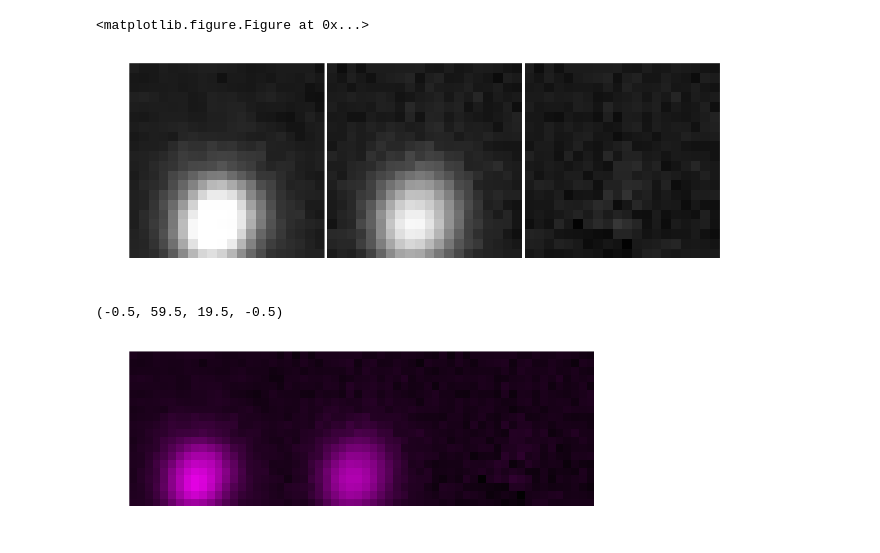
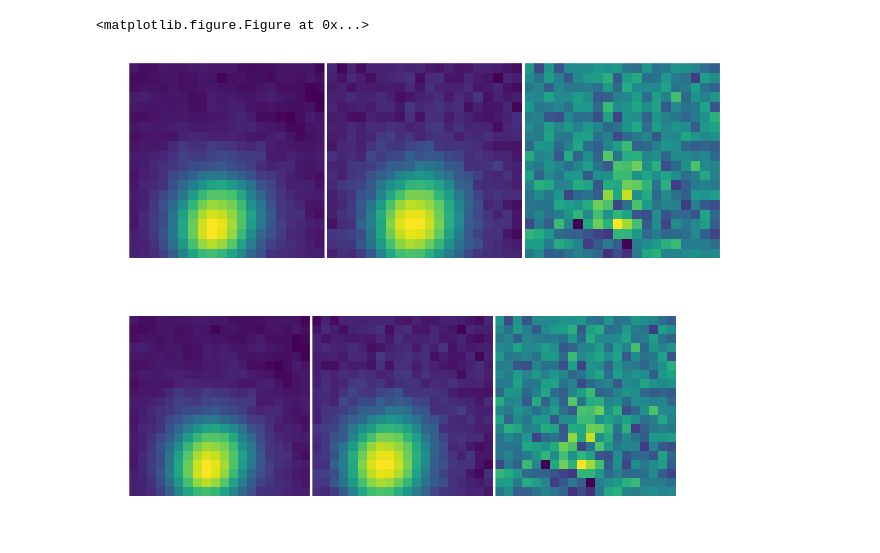
Before and after one commit to parejkoj/LSST-Zoo, a Jupyter notebook: image_stitch.ipynb, the cells around one changed output. Saved outputs shown, nothing was run; the diff lists cells and outputs as text; code cells hidden in the pictures.

```diff
--- a/image_stitch.ipynb
+++ b/image_stitch.ipynb
@@ -47,35 +53,38 @@ KeyboardInterrupt:
 # %%
 #Scale arrays individually and then concatenate
 
 f, (ax1, ax2, ax3) = plt.subplots(1, 3)
 min_cut=0 #-1
-Q=3
+Q=5
 max_cut=0 #cutouts[8][0].max()
 tryRGB=True
 template=vis.scale_image(cutouts[8][0],min_cut=min_cut,max_cut=max_cut)
 science=vis.scale_image(cutouts[8][1],min_cut=min_cut,max_cut=max_cut)
 difference=vis.scale_image(cutouts[8][2],min_cut=min_cut,max_cut=None)
 
 if tryRGB==True:
     template=cutouts[8][0]
     science=cutouts[8][1]
     difference=cutouts[8][2]
-    template = luptonRGB.makeRGB(template,Q=Q)
-    science = luptonRGB.makeRGB(science,Q=Q)
-    difference = luptonRGB.makeRGB(difference,Q=Q)
+    mintemp = template.min()
+    minsci = science.min()
+    mindiff = difference.min()
+    template = luptonRGB.makeRGB(template,Q=Q,minimum=mindiff)
+    science = luptonRGB.makeRGB(science,Q=Q,minimum=mindiff)
+    difference = luptonRGB.makeRGB(difference,Q=Q,minimum=mindiff)
 
-ax1.imshow(template,cmap=cm.viridis,interpolation="none",vmin=0,vmax=1)
+ax1.imshow(template[:,:,0],cmap=cm.viridis,interpolation="none")
 ax1.axis('off')
-ax2.imshow(science,cmap=cm.viridis,interpolation="none",vmin=0,vmax=1)
+ax2.imshow(science[:,:,0],cmap=cm.viridis,interpolation="none")
 ax2.axis('off')
-ax3.imshow(difference,cmap=cm.viridis,interpolation="none",vmin=0,vmax=1)
+ax3.imshow(difference[:,:,0],cmap=cm.viridis,interpolation="none")
 ax3.axis('off')
 plt.tight_layout(pad=-0.5, w_pad=-1.5, h_pad=-1.5)
 plt.savefig('sub_sets/test.jpg')
 
 #arcsinh scaling,log,sqrt
 # %% [output]
-[figure, old version]
+[figure, new version]
 # %%
 #Concatenate arrays and then scale
 
@@ -84,11 +93,22 @@ science=cutouts[8][1]
 difference=cutouts[8][2]
 
 stitched_array=np.concatenate((template,science,difference),axis=1)
-Q=1
-scaled=luptonRGB.makeRGB(stitched_array,Q)
+minimum = stitched_array.min()
+Q=5
+scaled=luptonRGB.makeRGB(stitched_array,Q=Q,minimum=minimum)
+template=scaled[:,:20,0]
+science=scaled[:,21:41,0]
+difference=scaled[:,40:,0]
 
-plt.imshow(scaled,cmap=cm.viridis,interpolation="none",vmin=0,vmax=1)
-plt.axis('off')
+f, (ax1, ax2, ax3) = plt.subplots(1, 3)
+
+ax1.imshow(template,cmap=cm.viridis,interpolation="none")
+ax1.axis('off')
+ax2.imshow(science,cmap=cm.viridis,interpolation="none")
+ax2.axis('off')
+ax3.imshow(difference,cmap=cm.viridis,interpolation="none")
+ax3.axis('off')
+plt.tight_layout(w_pad=-1.5)
+plt.savefig('sub_sets/test.jpg',bbox_inches='tight')
 # %% [output]
-(-0.5, 59.5, 19.5, -0.5)
-[figure, old version]
+[figure, new version]
```
Also changed, not shown: parts of 4 cells of this notebook, 1 other file.
